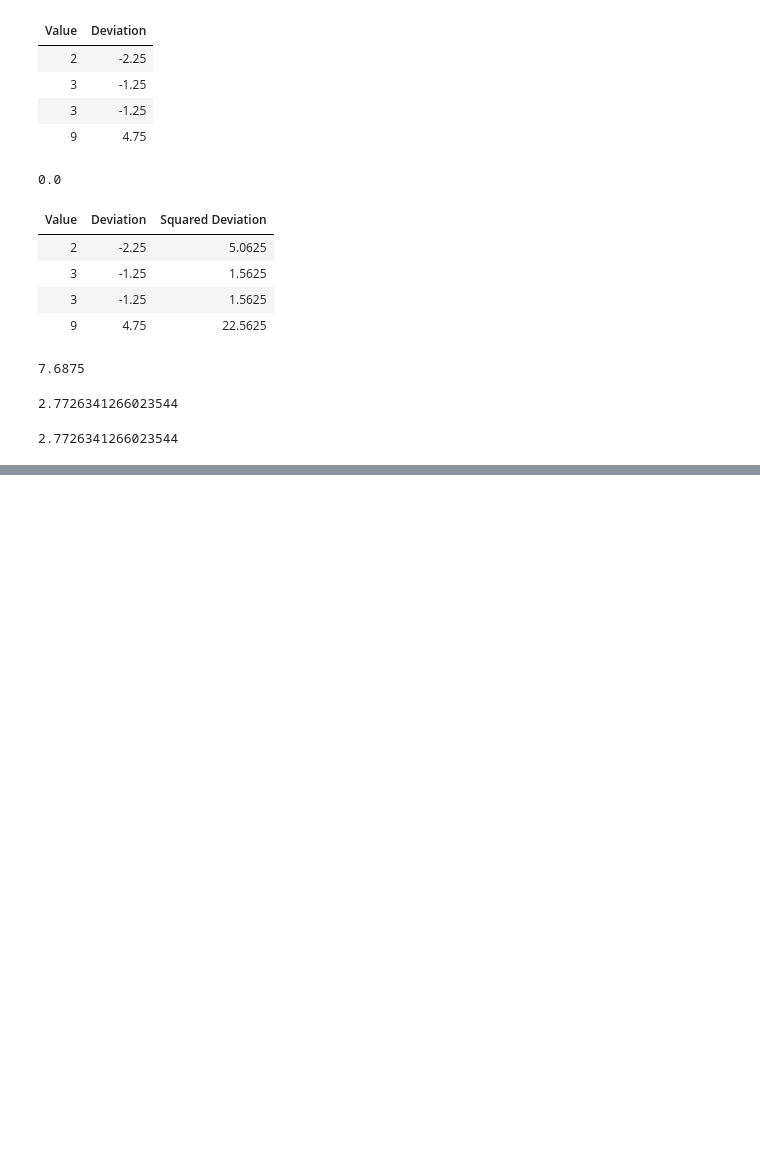
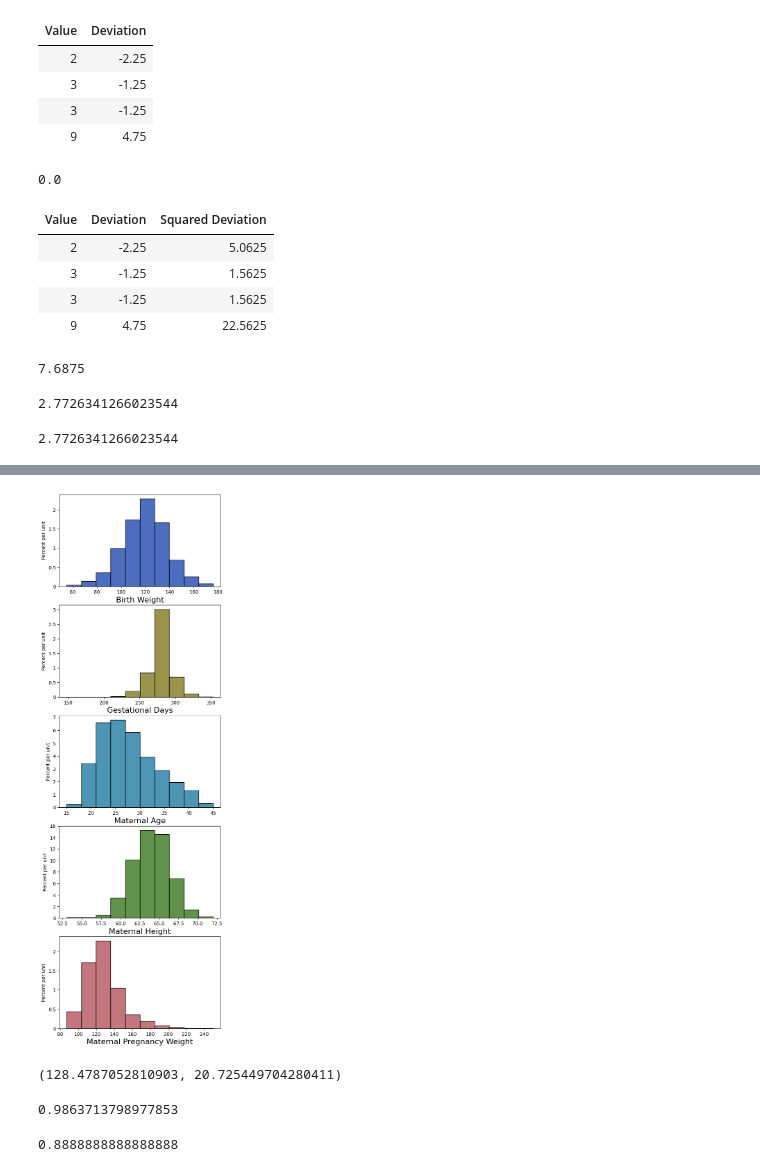
Before and after one commit to lochnes-007/Data8, a Jupyter notebook: 25-CentreAndSpread.ipynb, the cells around one changed output, grey strips where cells are left out. Saved outputs shown, nothing was run; the diff lists cells and outputs as text; code cells hidden in the pictures; blank space fills up the shorter version.

```diff
--- a/25-CentreAndSpread.ipynb
+++ b/25-CentreAndSpread.ipynb
@@ -69,0 +72,3 @@ np.std(values)
+# %%
+births = Table.read_table("baby.csv").drop("Maternal Smoker")
+births.show(5)
@@ -69,0 +83,11 @@ np.std(values)
+# %%
+births.hist(overlay=False)
+# %% [output]
+[figure, added]
+# %%
+mpw = births.column('Maternal Pregnancy Weight')
+mean = np.mean(mpw)
+sd = np.std(mpw)
+mean, sd
+# %% [output]
+(128.4787052810903, 20.725449704280411)
@@ -69,0 +97,12 @@ np.std(values)
+# %%
+# Proportion within 3 SDs of the mean
+
+within_3_SDs.num_rows / births.num_rows
+# %% [output]
+0.9863713798977853
+# %%
+
+
+1 - 1/3**2
+# %% [output]
+0.8888888888888888
```
Also changed, not shown: parts of 4 cells of this notebook.
